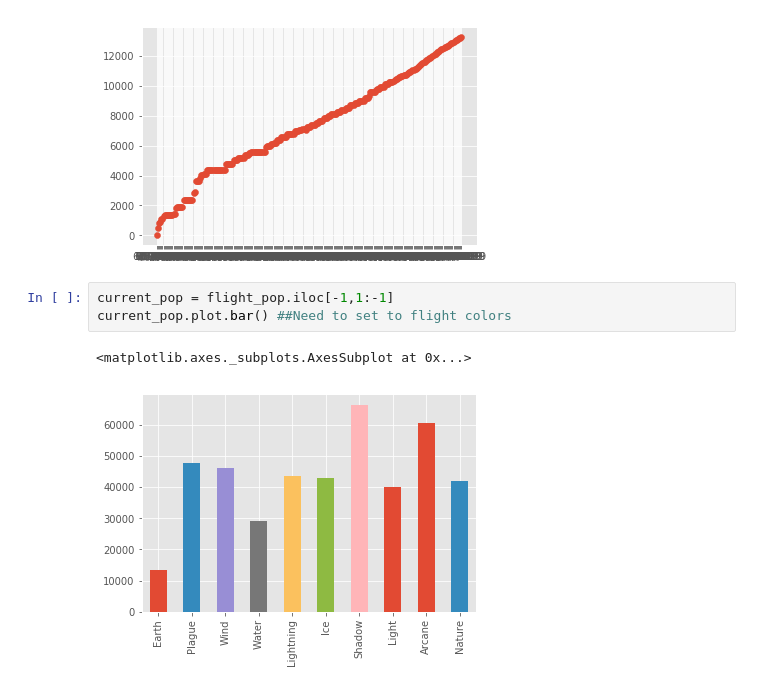
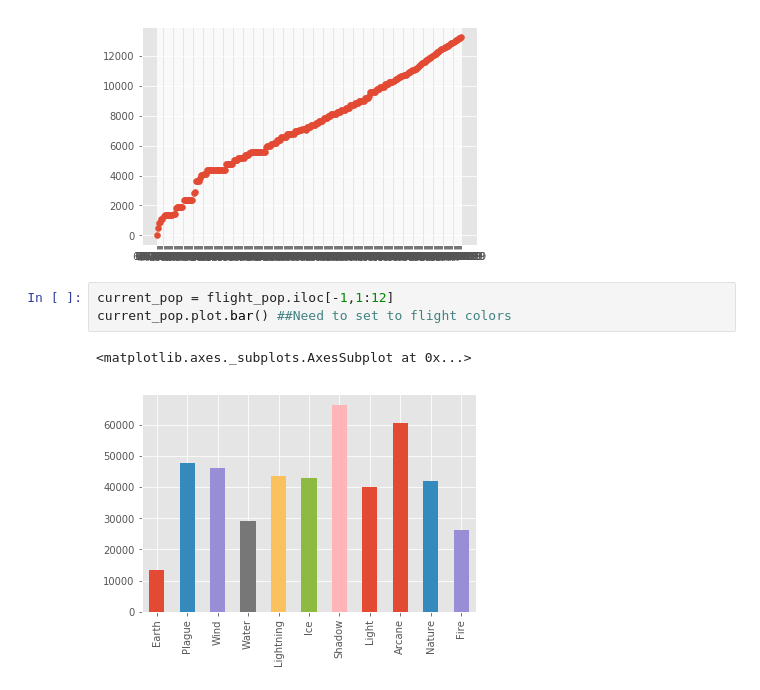
Before and after one commit to voetberg/FlightRising_Stats, a Jupyter notebook: Dom_Population.ipynb, the cells around one changed output. Drawn from its saved outputs; the diff is of its cells as text.

```diff
--- a/Dom_Population.ipynb
+++ b/Dom_Population.ipynb
@@ -26,8 +26,8 @@ plt.scatter(np.array(flight_pop.loc[:,'Date']),np.array(flight_pop.loc[:,'Earth'
 <matplotlib.collections.PathCollection at 0x...>
 [figure]
 # %%
-current_pop = flight_pop.iloc[-1,1:-1]
+current_pop = flight_pop.iloc[-1,1:12]
 current_pop.plot.bar() ##Need to set to flight colors
 # %% [output]
 <matplotlib.axes._subplots.AxesSubplot at 0x...>
-[figure, old version]
+[figure, new version]
```
Also changed, not shown: parts of 5 cells of this notebook.
